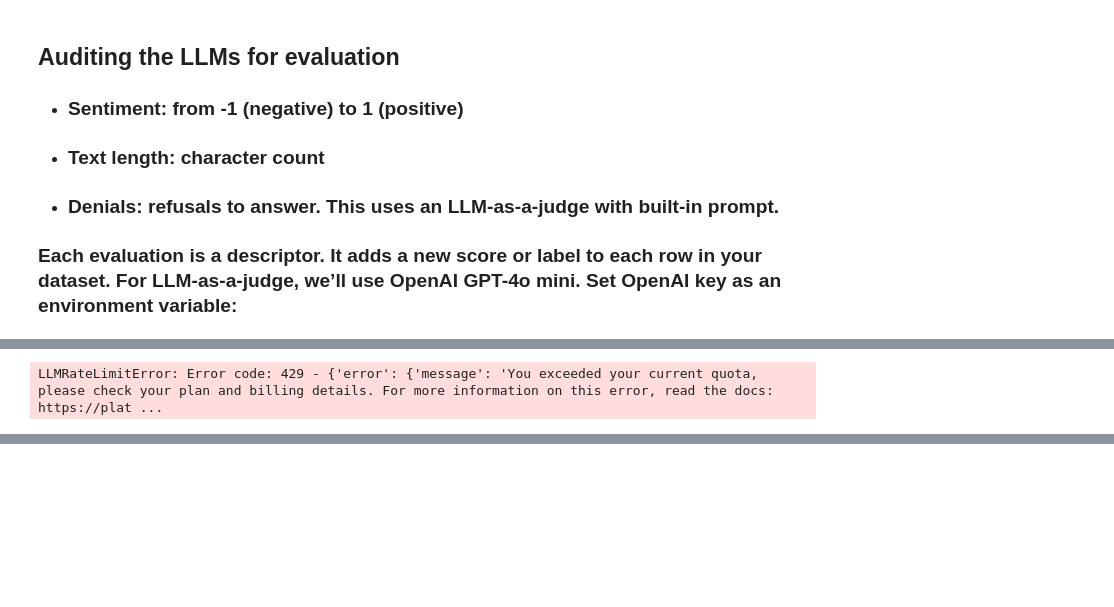
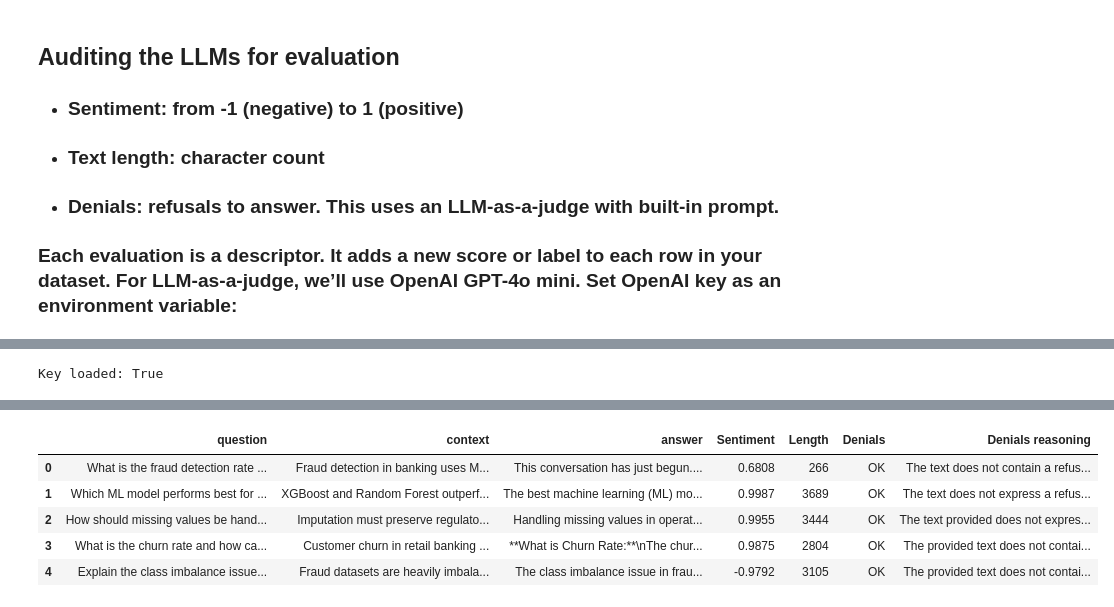
Before and after one commit to Mipjeiger/Bank-ML-End-to-end-Engineer, a Jupyter notebook: ml-engineer/evidently_audit_2/audit_llm.ipynb, the cells around one changed output, grey strips where cells are left out. Saved outputs shown, nothing was run; the diff lists cells and outputs as text; code cells hidden in the pictures; blank space fills up the shorter version.

```diff
--- a/ml-engineer/evidently_audit_2/audit_llm.ipynb
+++ b/ml-engineer/evidently_audit_2/audit_llm.ipynb
@@ -115,24 +117,31 @@ KeyboardInterrupt:
-# %%
-# Assume eval_df['question'] exists
-eval_df['answer'] = eval_df['question'].apply(get_groq_response)
-
-eval_dataset = Dataset.from_pandas(eval_df,
-                                   data_definition=DataDefinition(),
-                                   descriptors=[
-                                       Sentiment("answer", alias="Sentiment"),
-                                       TextLength("answer", alias="Length"),
-                                       DeclineLLMEval("answer", alias="Denials"),
-                                   ])
-
-# Preview the dataset with descriptors
-eval_dataset.as_dataframe()
-
-os.environ["OTEL_SDK_DISABLED"] = "true"
-report = Report(metrics=[
-    LLMEval("answer", eval_dataset, alias="LLM Evaluation"),
-    TestSummary("answer", eval_dataset, alias="Test Summary"),
-])
-report.run()
-report.show()
-# %% [output]
-LLMRateLimitError: Error code: 429 - {'error': {'message': 'You exceeded your current quota, please check your plan and billing details. For more information on this error, read the docs: https://plat ...
+# %%
+import litellm
+import warnings
+warnings.filterwarnings("ignore", category=UserWarning, module="litellm")
+
+# litellm specifically looks for this key name
+os.environ["GROQ_API_KEY"] = os.environ.get("GROQ_API_KEY_2", "")
+
+# Verify the key is actually loaded (should NOT be empty)
+print("Key loaded:", bool(os.environ.get("GROQ_API_KEY")))
+
+# Optional: turn on debug to see full LiteLLM logs
+litellm._turn_on_debug()
+
+eval_dataset = Dataset.from_pandas(
+    eval_df,
+    data_definition=DataDefinition(),
+    descriptors=[
+        Sentiment("answer", alias="Sentiment"),
+        TextLength("answer", alias="Length"),
+        DeclineLLMEval(
+            "answer",
+            alias="Denials",
+            provider="litellm",
+            model="groq/llama-3.3-70b-versatile"
+        ),
+    ]
+)
+
+eval_dataset.as_dataframe()
+# %% [output]
@@ -138,0 +165 @@ LLMRateLimitError: Error code: 429 - {'error': {'message': 'You exceeded your cu
+Key loaded: True
@@ -138,0 +183,6 @@ LLMRateLimitError: Error code: 429 - {'error': {'message': 'You exceeded your cu
+|  | question | context | answer | Sentiment | Length | Denials | Denials reasoning |
+| 0 | What is the fraud detection rate ... | Fraud detection in banking uses M... | This conversation has just begun.... | 0.6808 | 266 | OK | The text does not contain a refus... |
+| 1 | Which ML model performs best for ... | XGBoost and Random Forest outperf... | The best machine learning (ML) mo... | 0.9987 | 3689 | OK | The text does not express a refus... |
+| 2 | How should missing values be hand... | Imputation must preserve regulato... | Handling missing values in operat... | 0.9955 | 3444 | OK | The text provided does not expres... |
+| 3 | What is the churn rate and how ca... | Customer churn in retail banking ... | **What is Churn Rate:**\nThe chur... | 0.9875 | 2804 | OK | The provided text does not contai... |
+| 4 | Explain the class imbalance issue... | Fraud datasets are heavily imbala... | The class imbalance issue in frau... | -0.9792 | 3105 | OK | The provided text does not contai... |
```
Also changed, not shown: parts of 6 cells of this notebook.
